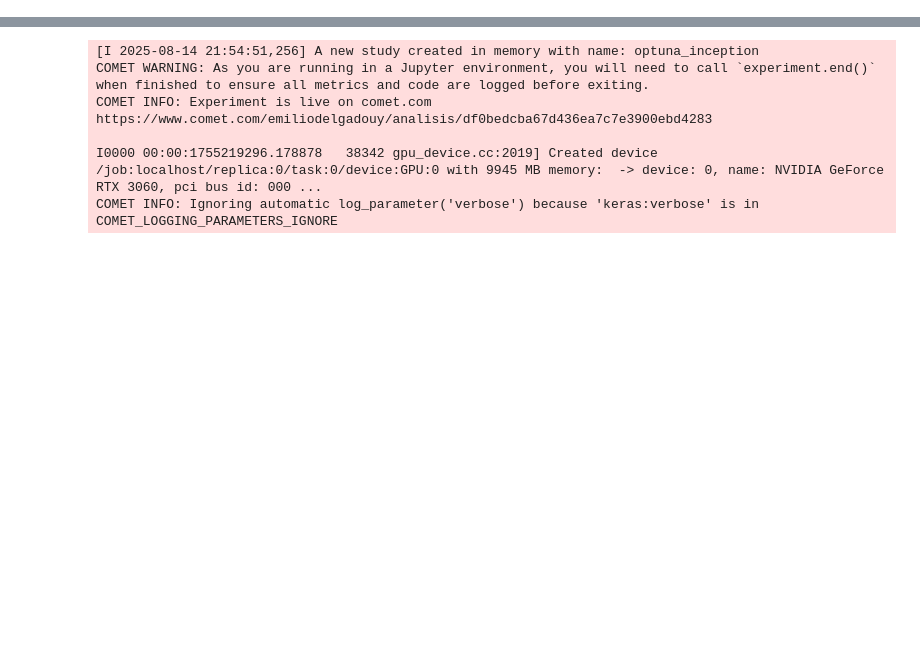
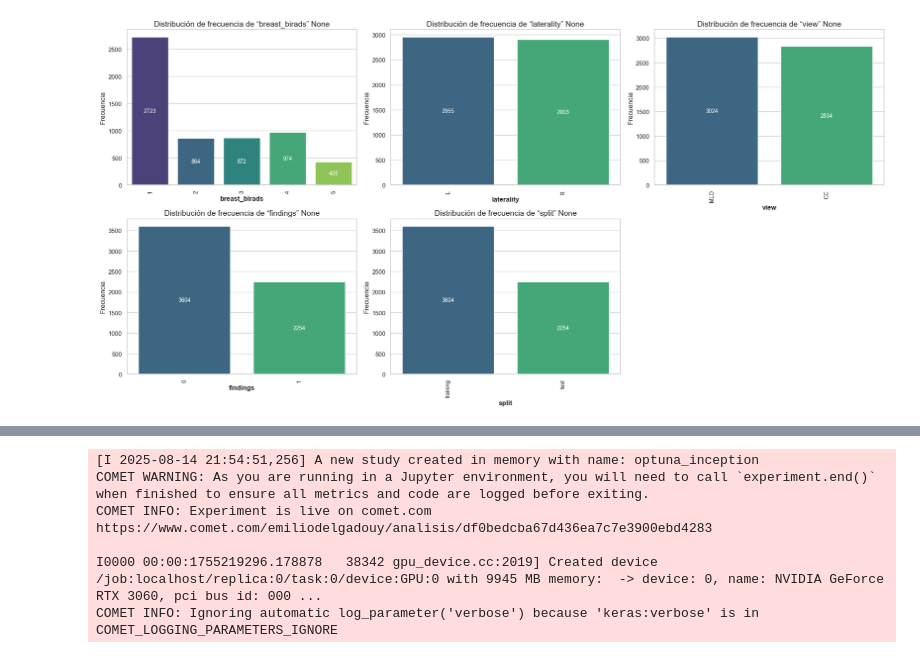
Before and after one commit to emiliodelgadouy/tesis, a Jupyter notebook: wip.ipynb, the cells around one changed output, grey strips where cells are left out. Saved outputs shown, nothing was run; the diff lists cells and outputs as text; code cells hidden in the pictures; blank space fills up the shorter version.

```diff
--- a/wip.ipynb
+++ b/wip.ipynb
@@ -31,0 +30,4 @@ dataset = Dataset(lateralize=True, dataset_csv="dataset_balanced.csv")
+# %%
+dataset.stats()
+# %% [output]
+[figure, added]
```
Also changed, not shown: parts of 4 cells of this notebook.
